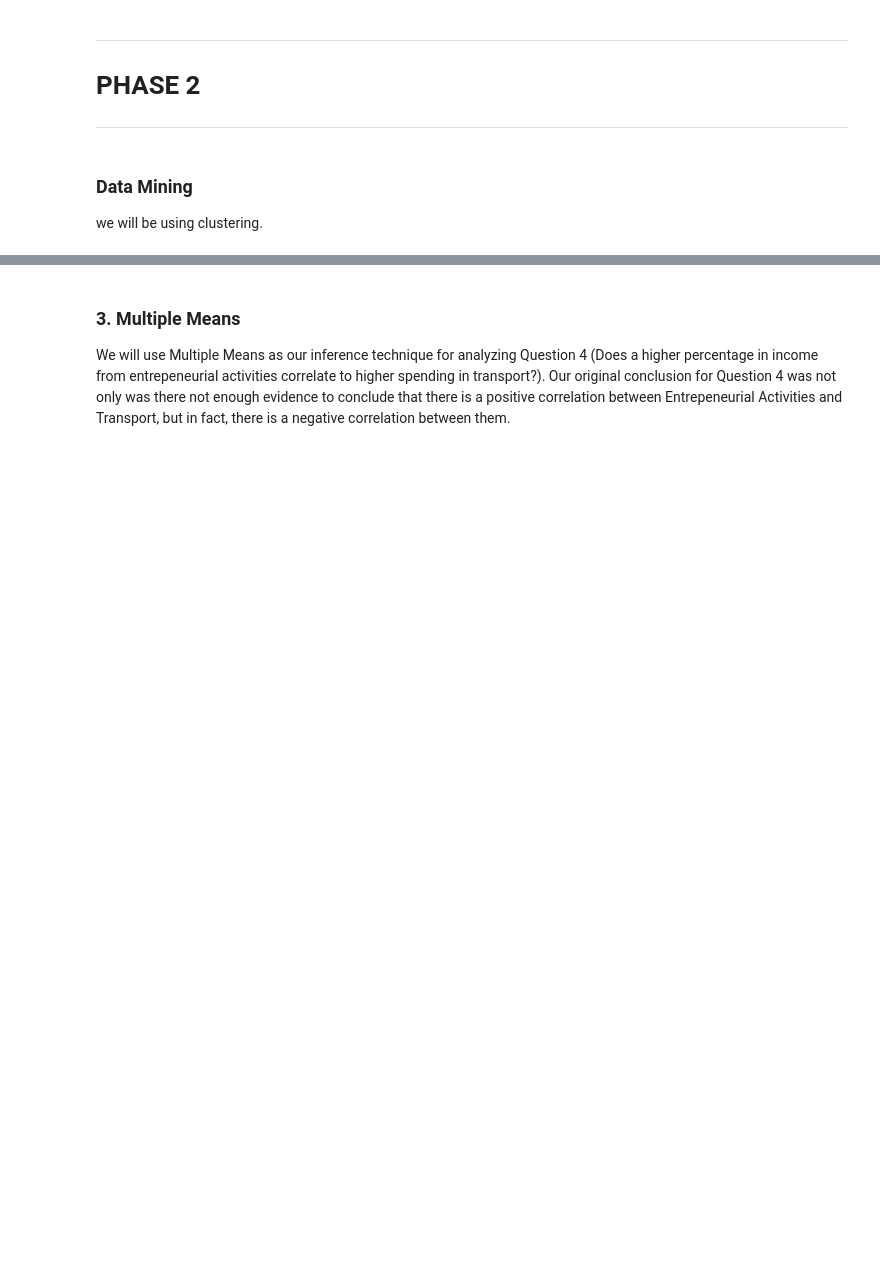
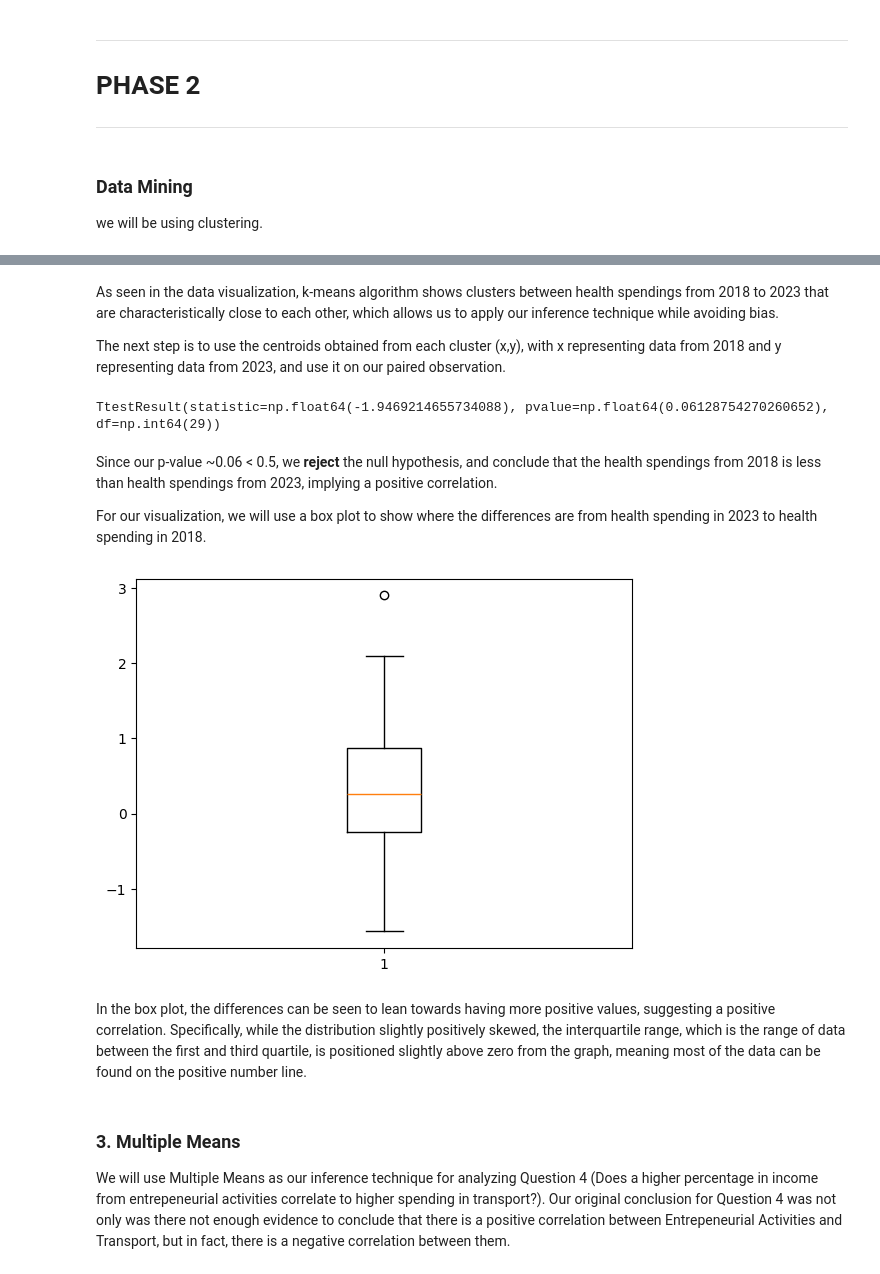
Before and after one commit to Sky282128/RoleModels, a Jupyter notebook: RoleModels.ipynb, the cells around one changed output, grey strips where cells are left out. Drawn from its saved outputs; the diff is of its cells as text; code cells hidden in the pictures; blank space fills up the shorter version.

```diff
--- a/RoleModels.ipynb
+++ b/RoleModels.ipynb
@@ -574,3 +609,32 @@ we will be using clustering.
+# %% [markdown]
+As seen in the data visualization, k-means algorithm shows clusters between health spendings from 2018 to 2023 that are characteristically close to each other, which allows us to apply our inference technique while avoiding bias.
+
+The next step is to use the centroids obtained from each cluster (x,y), with x representing data from 2018 and y representing data from 2023, and use it on our paired observation.
+# %%
+Centroids = kmeans.cluster_centers_
+HS2018 = []
+HS2023 = []
+for i in range(0,len(Centroids)):
+  HS2018.append(Centroids[i][0])
+  HS2023.append(Centroids[i][1])
+
+ttest_rel(HS2018, HS2023)
+# %% [output]
+TtestResult(statistic=np.float64(-1.9469214655734088), pvalue=np.float64(0.06128754270260652), df=np.int64(29))
+# %% [markdown]
+Since our p-value ~0.06 < 0.5, we **reject** the null hypothesis, and conclude that the health spendings from 2018 is less than health spendings from 2023, implying a positive correlation.
+
+For our visualization, we will use a box plot to show where the differences are from health spending in 2023 to health spending in 2018.
+# %%
+HS = [0] * len(HS2018)
+for i in range(0,len(HS2018)):
+  HS[i] = HS2023[i] - HS2018[i]
+plt.boxplot(HS)
+plt.show()
+# %% [output]
+[figure, added]
+# %% [markdown]
+In the box plot, the differences can be seen to lean towards having more positive values, suggesting a positive correlation. Specifically, while the distribution slightly positively skewed, the interquartile range, which is the range of data between the first and third quartile, is positioned slightly above zero from the graph, meaning most of the data can be found on the positive number line.
 # %% [markdown]
 ### **3. Multiple Means**
 We will use Multiple Means as our inference technique for analyzing Question 4 (Does a higher percentage in income from entrepeneurial activities correlate to higher spending in transport?). Our original conclusion for Question 4 was not only was there not enough evidence to conclude that there is a positive correlation between Entrepeneurial Activities and Transport, but in fact, there is a negative correlation between them.
```
Also changed, not shown: parts of 2 cells of this notebook.
